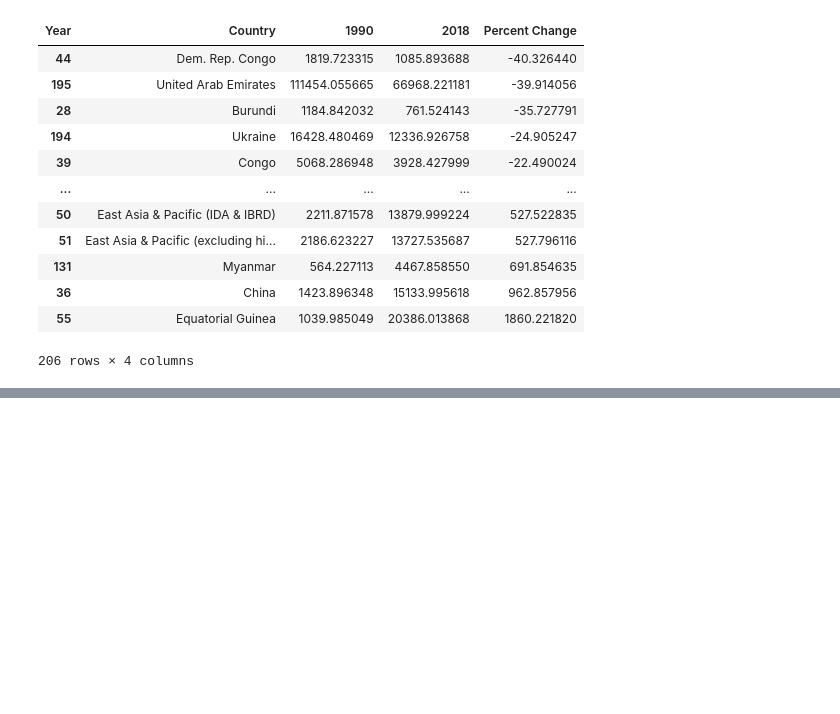
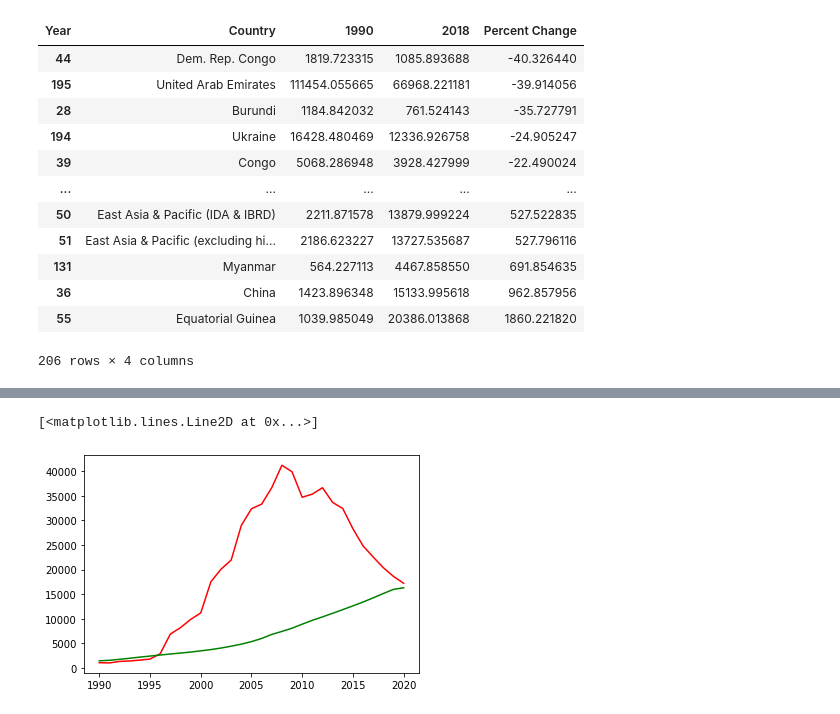
Before and after one commit to nss-data-science-cohort-7/un-exploration-sourish33, a Jupyter notebook: notebooks/UN_Data_Exploration.ipynb, the cells around one changed output, grey strips where cells are left out. Cells and saved outputs as stored; diff of their text form; code cells hidden in the pictures; blank space fills up the shorter version.

```diff
--- a/notebooks/UN_Data_Exploration.ipynb
+++ b/notebooks/UN_Data_Exploration.ipynb
@@ -244,0 +251,3 @@ b
+# %%
+equato_guinea=gdp_df[gdp_df["Country"]=="Equatorial Guinea"]
+china = gdp_df[gdp_df["Country"]=="China"]
@@ -244,0 +274,8 @@ b
+# %%
+# plt.plot(X, y, color='r', label='sin')
+# plt.plot(X, z, color='g', label='cos')
+plt.plot(equato_guinea['Year'], equato_guinea['GDP_Per_Capita'], color='r', label='Eq.Guinea')
+plt.plot(china['Year'], china['GDP_Per_Capita'], color='g', label='China')
+# %% [output]
+[<matplotlib.lines.Line2D at 0x...>]
+[figure, added]
```
Also changed, not shown: parts of 16 cells of this notebook.
